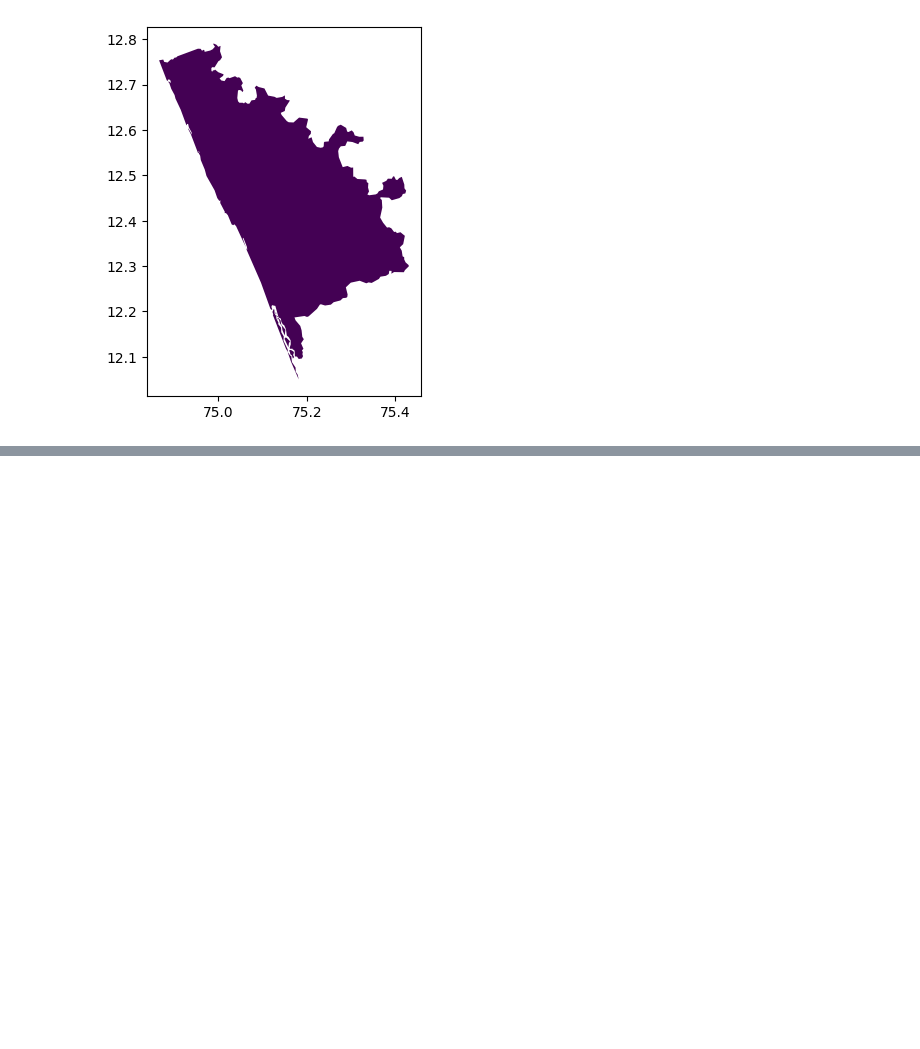
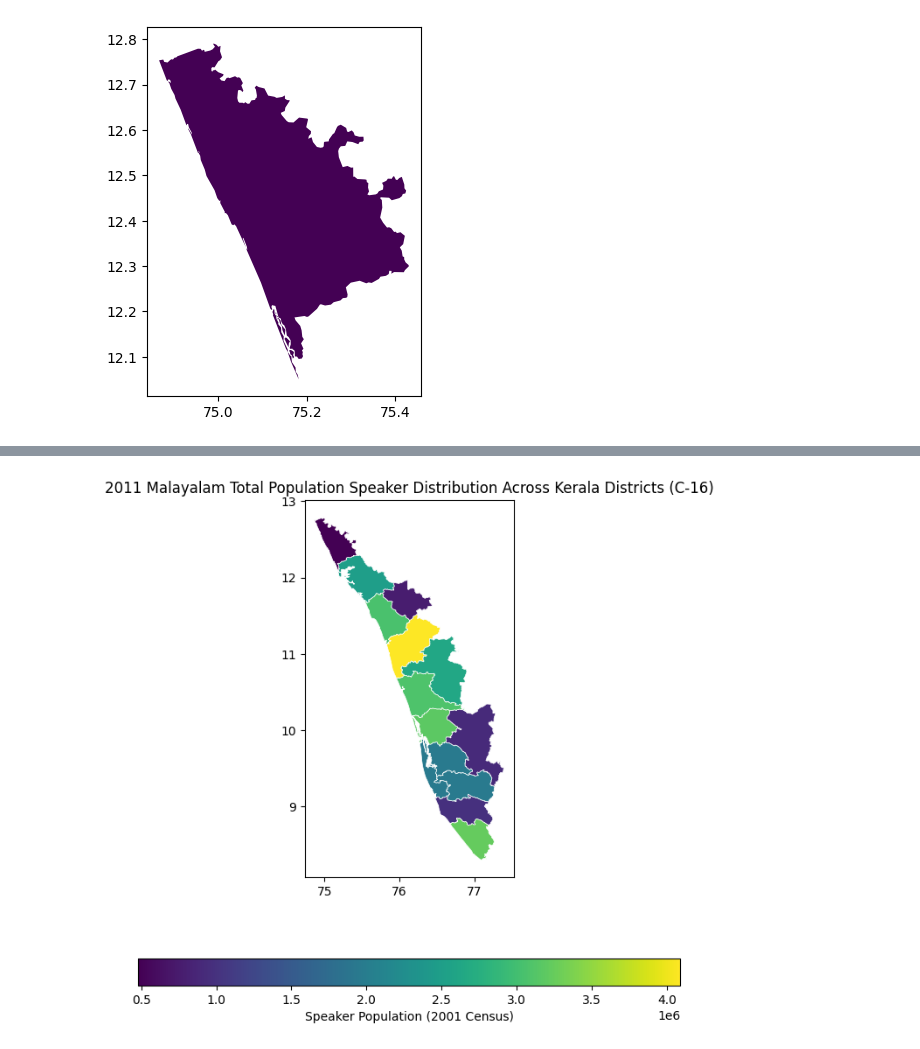
Before and after one commit to squishridyvi/Geographical-Distribution-Mapping-of-Dravidian-Languages-, a Jupyter notebook: Geographical Distribution of Dravidian Languages-Census-C-16.ipynb, the cells around one changed output, grey strips where cells are left out. Drawn from its saved outputs; the diff is of its cells as text; code cells hidden in the pictures; blank space fills up the shorter version.

Commit message:
mal c-16 district level data chloropleth (kerala)

```diff
--- a/Geographical Distribution of Dravidian Languages-Census-C-16.ipynb
+++ b/Geographical Distribution of Dravidian Languages-Census-C-16.ipynb
@@ -2080,3 +2081,13 @@ kasaragod_map.plot(column="Total_P", cmap="viridis")
 # %% [output]
 <Axes: >
 [figure]
+# %%
+## getting all kerala district boundaries
+kerala_districts = districts[districts["NAME_1"] == "Kerala"].copy()
+kerala_malayalam = kerala_districts.merge(
+    district_kerala_df[["District", "Total_P"]],
+    left_on = "NAME_2",
+    right_on = "District",
+    how = "left",
+    validate="one_to_one"
+)
@@ -2082,0 +2113,21 @@ kasaragod_map.plot(column="Total_P", cmap="viridis")
+# %%
+## making a full district map
+
+fig, ax = plt.subplots(figsize=(8,8))
+
+kerala_malayalam.plot(
+    ax=ax,
+    column="Total_P",
+    cmap="viridis",
+    legend=True,
+    edgecolor="white",
+    linewidth=0.5,
+    legend_kwds={"label": "Speaker Population (2001 Census)", "orientation": "horizontal"}
+
+);
+
+ax.set_title(
+    "2011 Malayalam Total Population Speaker Distribution Across Kerala Districts (C-16)", fontsize=12
+);
+# %% [output]
+[figure, added]
```
Also changed, not shown: parts of 2 cells of this notebook.
